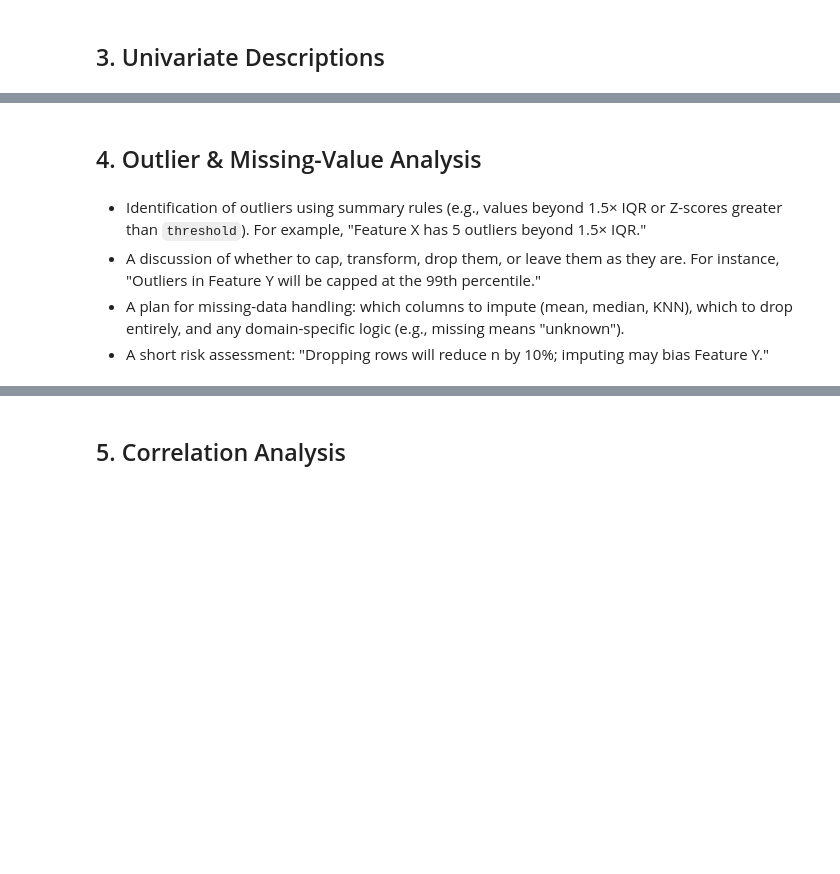
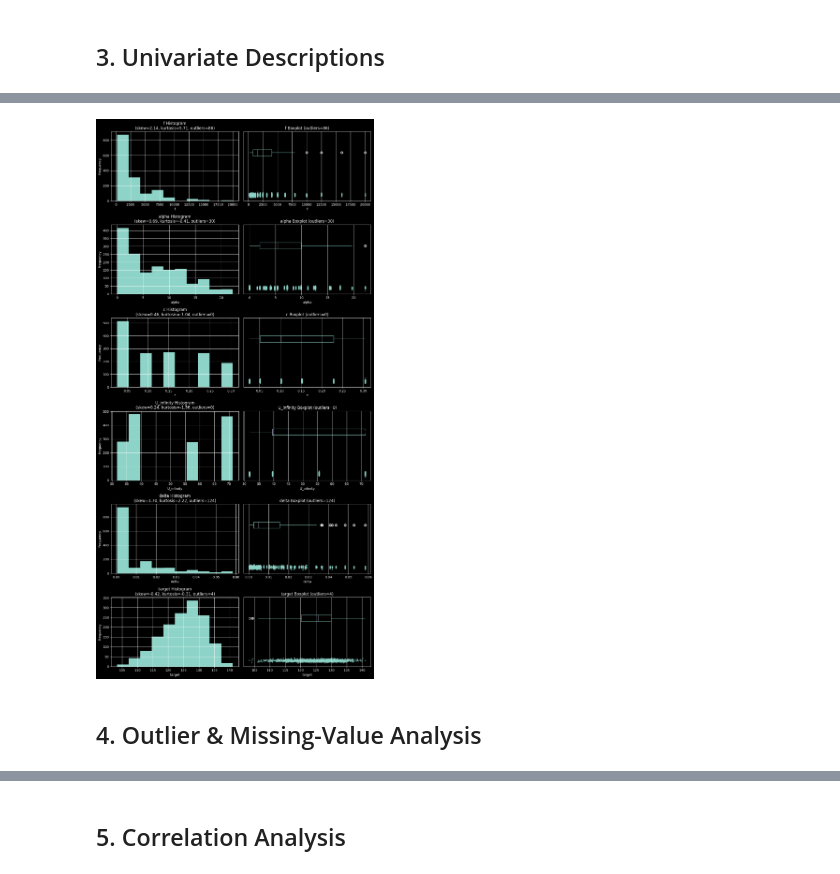
Before and after one commit to szm4c/bagging-boosting-stacking-study, a Jupyter notebook: notebooks/eda/airfoil_self_noise_eda.ipynb, the cells around one changed output, grey strips where cells are left out. Saved outputs shown, nothing was run; the diff lists cells and outputs as text; code cells hidden in the pictures; blank space fills up the shorter version.

```diff
--- a/notebooks/eda/airfoil_self_noise_eda.ipynb
+++ b/notebooks/eda/airfoil_self_noise_eda.ipynb
@@ -64,0 +83,4 @@ Number of duplicated rows: 0
+# %%
+# The column SSPL - sound pressure level (dB) is the target columns so I will change its name to 'target'ArithmeticError
+df.rename(columns={'SSPL': 'target'}, inplace=True)
+display(df)
@@ -65,7 +168,35 @@ Number of duplicated rows: 0
+# %%
+features = list(df.columns)
+n = len(features)
+fig, axes = plt.subplots(nrows=n, ncols=2, figsize=(12, 4 * n))
+
+for i, col in enumerate(features):
+    skew_val  = skewness[col]
+    kurt_val  = kurtosis[col]
+    out_count = iqr_outlier_counts[col]
+
+    # Histogram with skewness & kurtosis
+    ax_hist = axes[i, 0]
+    df[col].hist(ax=ax_hist)
+    ax_hist.set_title(
+        f"{col} Histogram\n"
+        f"(skew={skew_val:.2f}, kurtosis={kurt_val:.2f}, outliers={out_count})"
+    )
+    ax_hist.set_xlabel(col)
+    ax_hist.set_ylabel("Frequency")
+
+    # Boxplot + jitter
+    ax_box = axes[i, 1]
+    df.boxplot(column=col, ax=ax_box, vert=False, showfliers=True)
+    y_jitter = np.random.normal(loc=0, scale=0.02, size=len(df))
+    ax_box.scatter(df[col], y_jitter, alpha=0.4, s=10)
+    ax_box.set_title(f"{col} Boxplot (outliers={out_count})")
+    ax_box.set_xlabel(col)
+    ax_box.set_yticks([])
+
+plt.tight_layout()
+plt.show()
+# %% [output]
+[figure, added]
 # %% [markdown]
 ## 4. Outlier & Missing-Value Analysis
-# %% [markdown]
-- Identification of outliers using summary rules (e.g., values beyond 1.5× IQR or Z-scores greater than `threshold`). For example, "Feature X has 5 outliers beyond 1.5× IQR."
-- A discussion of whether to cap, transform, drop them, or leave them as they are. For instance, "Outliers in Feature Y will be capped at the 99th percentile."
-- A plan for missing-data handling: which columns to impute (mean, median, KNN), which to drop entirely, and any domain-specific logic (e.g., missing means "unknown").
-- A short risk assessment: "Dropping rows will reduce n by 10%; imputing may bias Feature Y."
```
Also changed, not shown: parts of 35 cells of this notebook, 2 other files.
